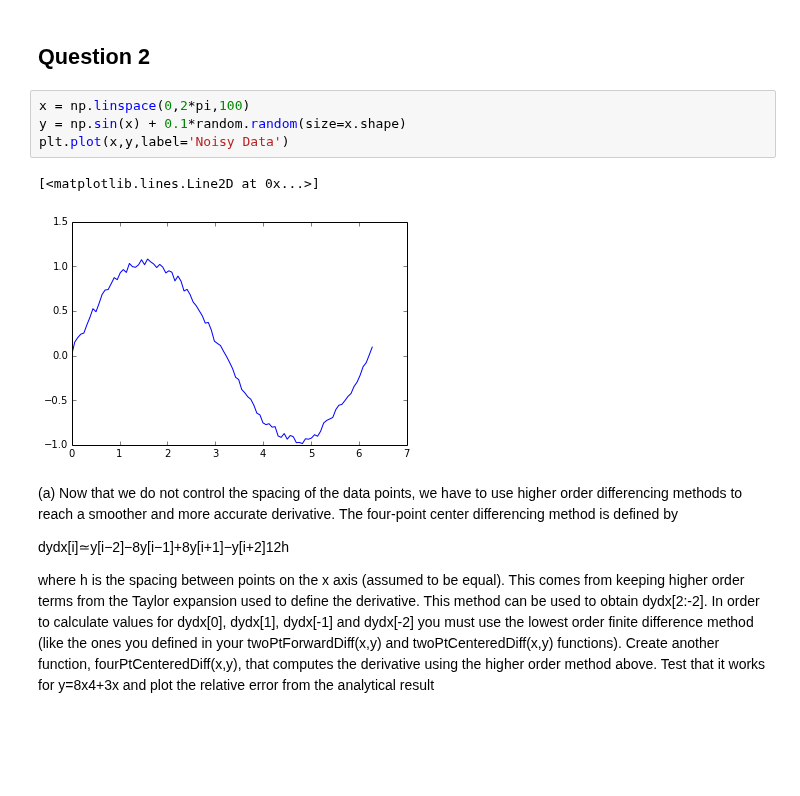
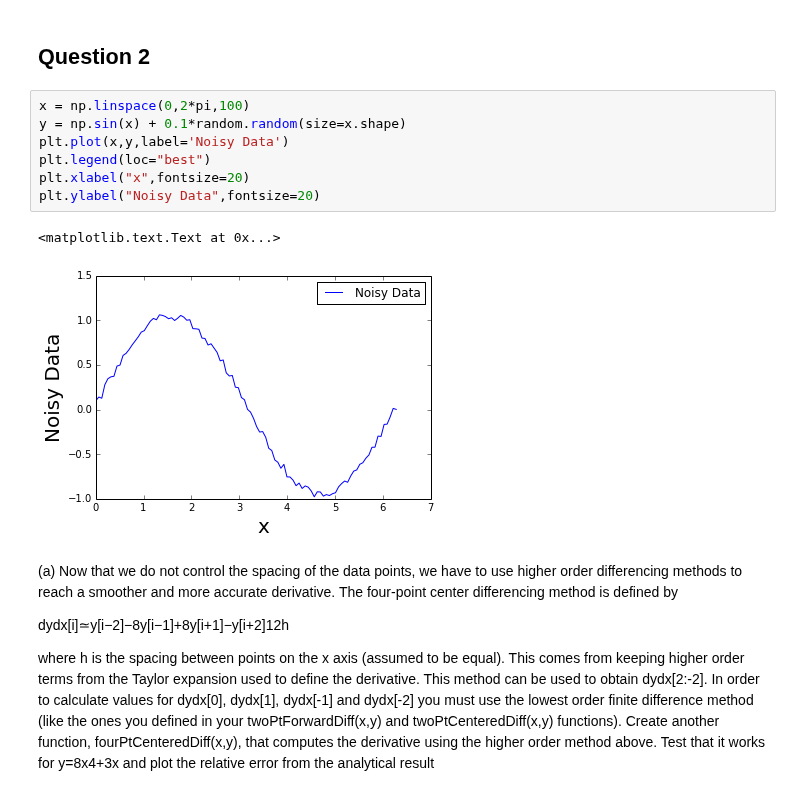
Before and after one commit to jpizagui/PHYS202-S14, a Jupyter notebook: SciPy/DifferentiationExercises.ipynb, the cells around one changed output. Saved outputs shown, nothing was run; the diff lists cells and outputs as text; blank space fills up the shorter version.

```diff
--- a/SciPy/DifferentiationExercises.ipynb
+++ b/SciPy/DifferentiationExercises.ipynb
@@ -79,10 +79,13 @@ plt.show()
 # %%
 x = np.linspace(0,2*pi,100)
 y = np.sin(x) + 0.1*random.random(size=x.shape)
 plt.plot(x,y,label='Noisy Data')
+plt.legend(loc="best")
+plt.xlabel("x",fontsize=20)
+plt.ylabel("Noisy Data",fontsize=20)
 # %% [output]
-[<matplotlib.lines.Line2D at 0x...>]
+<matplotlib.text.Text at 0x...>
-[figure, old version]
+[figure, new version]
 # %% [markdown]
 
 
```
Also changed, not shown: parts of 1 cell of this notebook.
